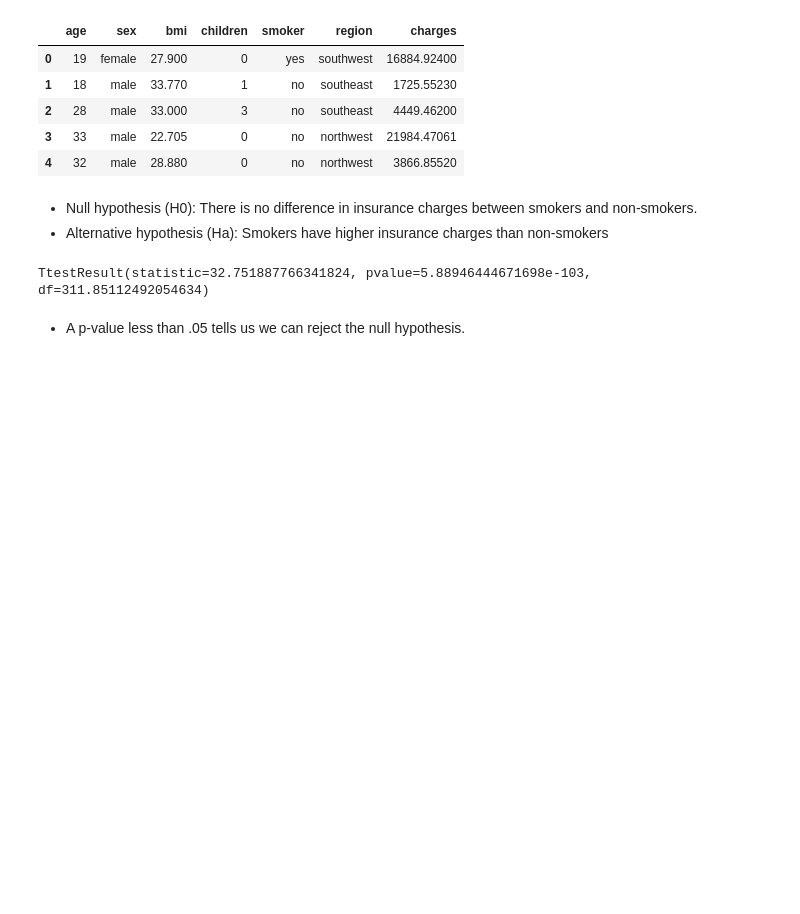
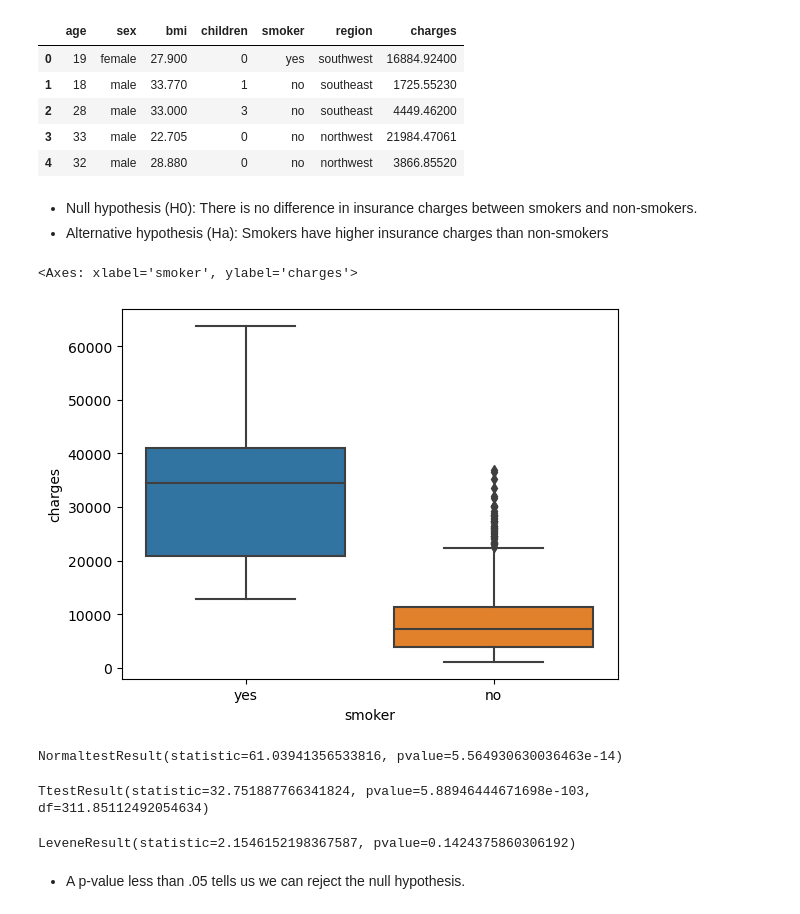
Before and after one commit to Jeze2/Hyphotesis-testing, a Jupyter notebook: Testing core.ipynb, the cells around one changed output. Saved outputs shown, nothing was run; the diff lists cells and outputs as text; code cells hidden in the pictures; blank space fills up the shorter version.

```diff
--- a/Testing core.ipynb
+++ b/Testing core.ipynb
@@ -35,6 +35,13 @@ Q1. Do smokers have higher insurance charges than non-smokers?
 # %% [markdown]
 - Null hypothesis (H0): There is no difference in insurance charges between smokers and non-smokers.
 - Alternative hypothesis (Ha): Smokers have higher insurance charges than non-smokers
+# %%
+#Checking for outliers
+import seaborn as sns
+sns.boxplot(data=df, x='smoker', y='charges')
+# %% [output]
+<Axes: xlabel='smoker', ylabel='charges'>
+[figure, added]
 # %%
 # Filtering out
 smoker = df.loc[df['smoker'] == "yes"]
@@ -43,4 +50,11 @@ no_smoker = df.loc[df['smoker']== "no" ]
 # point of interest
 smoker_charges = smoker['charges']
 no_smoker_charges = no_smoker['charges']
+# %%
+import scipy.stats as stats
+# test the smoker group for normality
+smoker_charges = stats.normaltest(smoker_charges)
+smoker_charges
+# %% [output]
+NormaltestResult(statistic=61.03941356533816, pvalue=5.564930630036463e-14)
 # %%
@@ -50,6 +63,12 @@ result = stats.ttest_ind(smoker_charges, no_smoker_charges, equal_var = False)
 result
 # %% [output]
 TtestResult(statistic=32.751887766341824, pvalue=5.88946444671698e-103, df=311.85112492054634)
+# %%
+# Test for equal variance
+result = stats.levene(smoker_charges, no_smoker_charges)
+result
+# %% [output]
+LeveneResult(statistic=2.1546152198367587, pvalue=0.1424375860306192)
 # %% [markdown]
 - A p-value less than .05 tells us we can reject the null hypothesis.
 # %%
```
Also changed, not shown: parts of 6 cells of this notebook.
